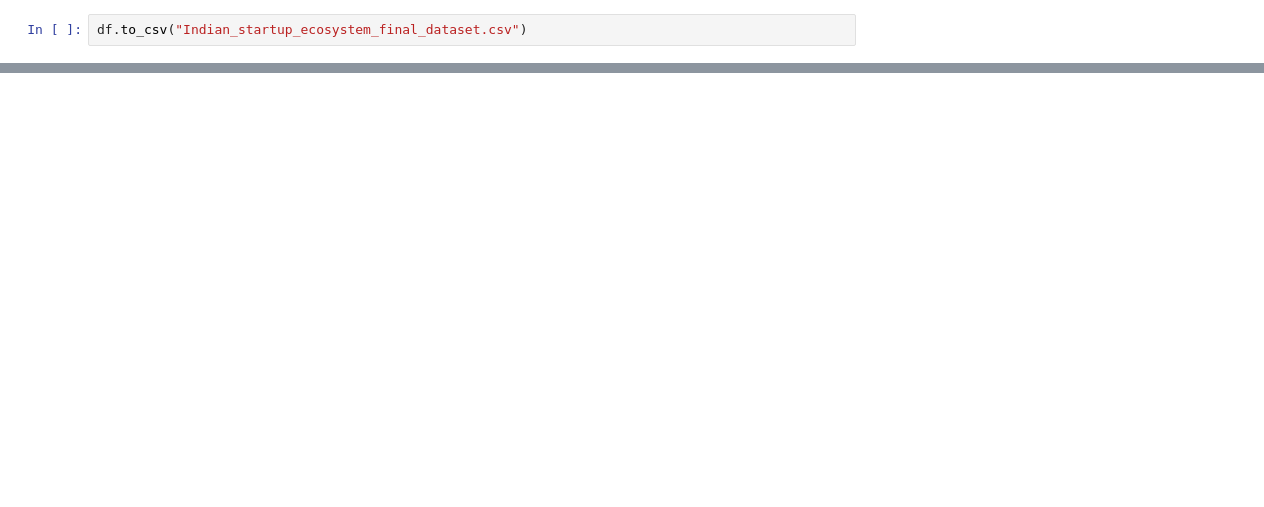
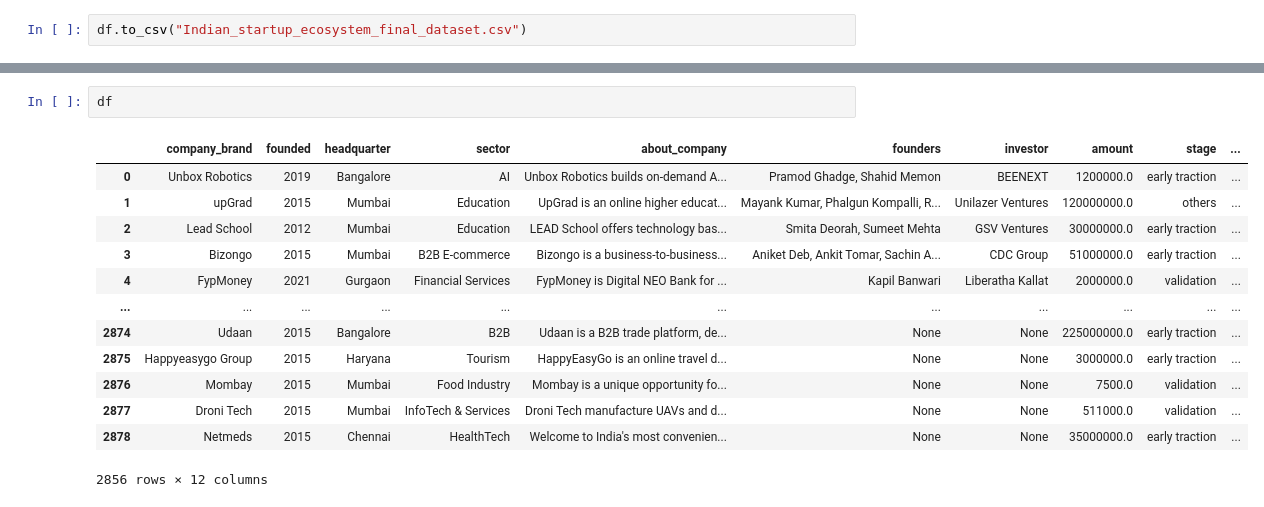
Before and after one commit to Omooyeni/Indian-start-up-ecosystem-Analysis, a Jupyter notebook: Notebook/main.ipynb, the cells around one changed output, grey strips where cells are left out. Cells and saved outputs as stored; diff of their text form; blank space fills up the shorter version.

```diff
--- a/Notebook/main.ipynb
+++ b/Notebook/main.ipynb
@@ -1627,0 +1713,16 @@ df.to_csv("Indian_startup_ecosystem_final_dataset.csv")
+# %%
+df
+# %% [output]
+|  | company_brand | founded | headquarter | sector | about_company | founders | investor | amount | stage | ... |
+| 0 | Unbox Robotics | 2019 | Bangalore | AI | Unbox Robotics builds on-demand A... | Pramod Ghadge, Shahid Memon | BEENEXT | 1200000.0 | early traction | ... |
+| 1 | upGrad | 2015 | Mumbai | Education | UpGrad is an online higher educat... | Mayank Kumar, Phalgun Kompalli, R... | Unilazer Ventures | 120000000.0 | others | ... |
+| 2 | Lead School | 2012 | Mumbai | Education | LEAD School offers technology bas... | Smita Deorah, Sumeet Mehta | GSV Ventures | 30000000.0 | early traction | ... |
+| 3 | Bizongo | 2015 | Mumbai | B2B E-commerce | Bizongo is a business-to-business... | Aniket Deb, Ankit Tomar, Sachin A... | CDC Group | 51000000.0 | early traction | ... |
+| 4 | FypMoney | 2021 | Gurgaon | Financial Services | FypMoney is Digital NEO Bank for ... | Kapil Banwari | Liberatha Kallat | 2000000.0 | validation | ... |
+| ... | ... | ... | ... | ... | ... | ... | ... | ... | ... | ... |
+| 2874 | Udaan | 2015 | Bangalore | B2B | Udaan is a B2B trade platform, de... | None | None | 225000000.0 | early traction | ... |
+| 2875 | Happyeasygo Group | 2015 | Haryana | Tourism | HappyEasyGo is an online travel d... | None | None | 3000000.0 | early traction | ... |
+| 2876 | Mombay | 2015 | Mumbai | Food Industry | Mombay is a unique opportunity fo... | None | None | 7500.0 | validation | ... |
+| 2877 | Droni Tech | 2015 | Mumbai | InfoTech & Services | Droni Tech manufacture UAVs and d... | None | None | 511000.0 | validation | ... |
+| 2878 | Netmeds | 2015 | Chennai | HealthTech | Welcome to India's most convenien... | None | None | 35000000.0 | early traction | ... |
+2856 rows × 12 columns
```
Also changed, not shown: parts of 6 cells of this notebook, 1 other file.
